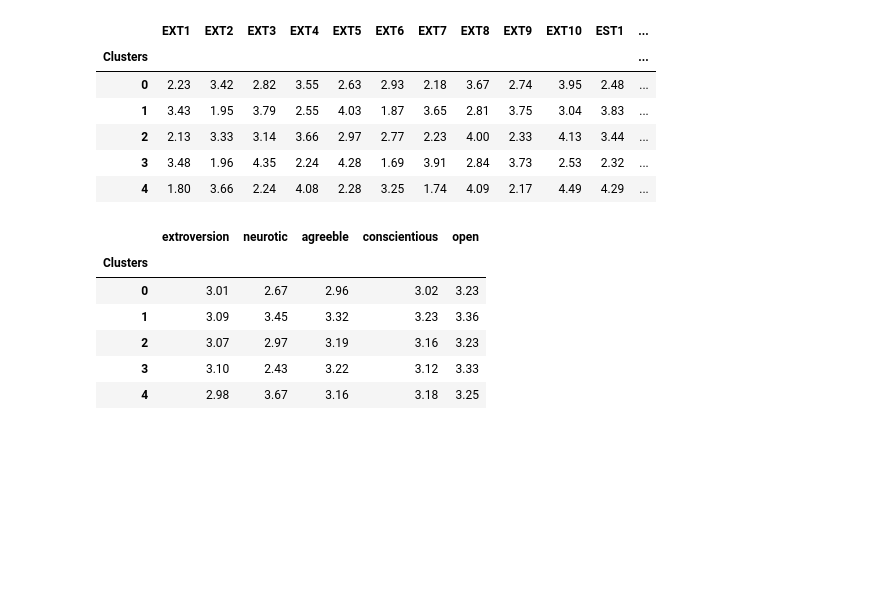
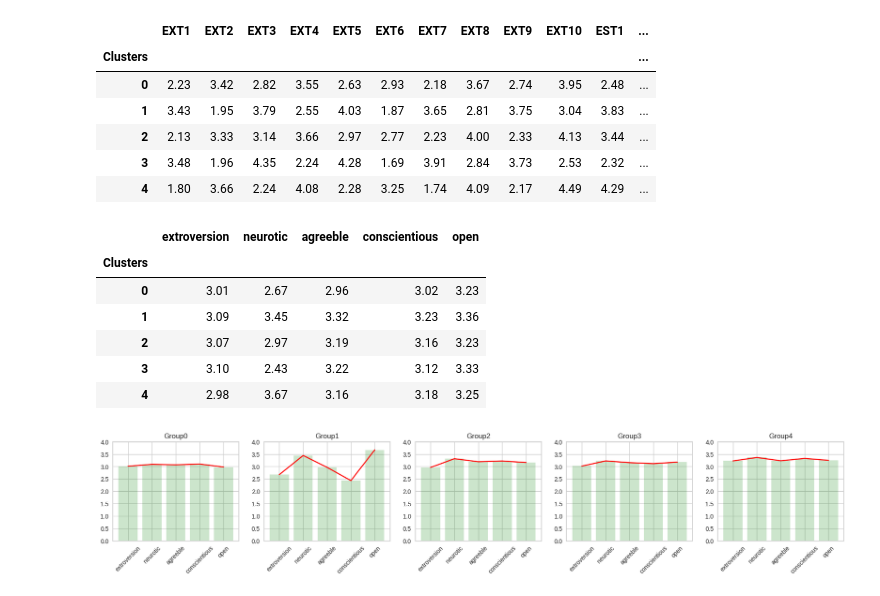
Before and after one commit to JVictor011/Big-Five-Personality-Test, a Jupyter notebook: Notebooks/tp.ipynb, the cells around one changed output. Drawn from its saved outputs; the diff is of its cells as text; code cells hidden in the pictures; blank space fills up the shorter version.

```diff
--- a/Notebooks/tp.ipynb
+++ b/Notebooks/tp.ipynb
@@ -184,3 +184,16 @@ df_soma.groupby('Clusters').mean()
 | 2 | 3.07 | 2.97 | 3.19 | 3.16 | 3.23 |
 | 3 | 3.10 | 2.43 | 3.22 | 3.12 | 3.33 |
 | 4 | 2.98 | 3.67 | 3.16 | 3.18 | 3.25 |
+# %%
+df_clusters = df_soma.groupby('Clusters').mean()
+# %%
+plt.figure(figsize=(22, 3))
+for x in range(0, 5):
+    plt.subplot(1,5, x+1)
+    plt.bar(df_clusters.columns, df_clusters.iloc[:, x], color = 'green', alpha = 0.2)
+    plt.plot(df_clusters.columns, df_clusters.iloc[:, x], color = 'red')
+    plt.title('Group' + str(x))
+    plt.xticks(rotation = 45)
+    plt.ylim(0, 4)
+# %% [output]
+[figure, added]
```
